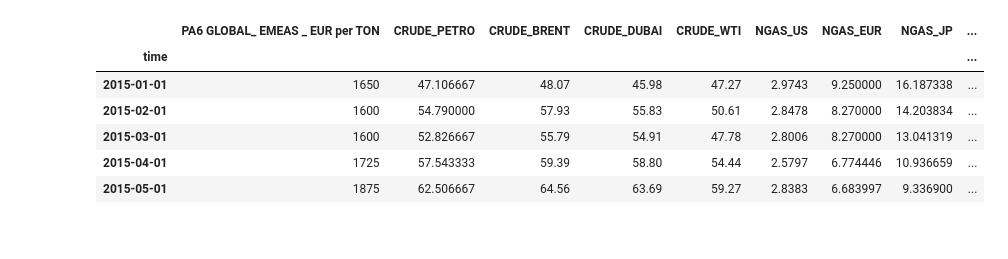
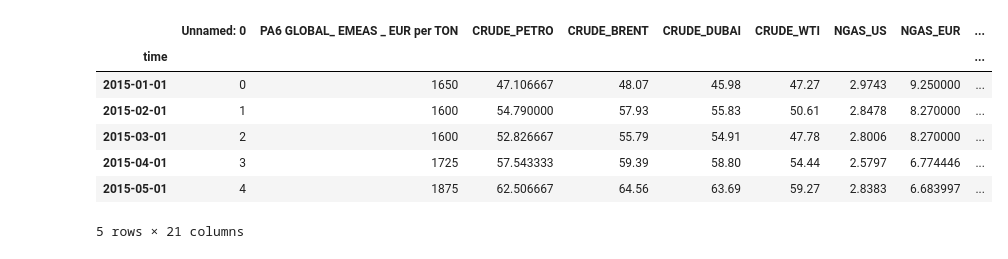
Before and after one commit to mattmrq/SE_project, a Jupyter notebook: matthieu_explo.ipynb, the cells around one changed output. Saved outputs shown, nothing was run; the diff lists cells and outputs as text; code cells hidden in the pictures.

```diff
--- a/matthieu_explo.ipynb
+++ b/matthieu_explo.ipynb
@@ -13,18 +13,19 @@ data = pd.read_csv("data/PA6_cleaned_dataset.csv")
 # %%
 data1 = data.copy()
 data1['time'] = pd.to_datetime(data1['time'])
 data1.set_index('time', inplace=True, drop=True)
 data1.index.freq = 'MS'
-data1.drop()
+#data1.drop()
 data1.head()
 # %% [output]
-|  | PA6 GLOBAL_ EMEAS _ EUR per TON | CRUDE_PETRO | CRUDE_BRENT | CRUDE_DUBAI | CRUDE_WTI | NGAS_US | NGAS_EUR | NGAS_JP | ... |
+|  | Unnamed: 0 | PA6 GLOBAL_ EMEAS _ EUR per TON | CRUDE_PETRO | CRUDE_BRENT | CRUDE_DUBAI | CRUDE_WTI | NGAS_US | NGAS_EUR | ... |
 | time |  |  |  |  |  |  |  |  | ... |
-| 2015-01-01 | 1650 | 47.106667 | 48.07 | 45.98 | 47.27 | 2.9743 | 9.250000 | 16.187338 | ... |
-| 2015-02-01 | 1600 | 54.790000 | 57.93 | 55.83 | 50.61 | 2.8478 | 8.270000 | 14.203834 | ... |
-| 2015-03-01 | 1600 | 52.826667 | 55.79 | 54.91 | 47.78 | 2.8006 | 8.270000 | 13.041319 | ... |
-| 2015-04-01 | 1725 | 57.543333 | 59.39 | 58.80 | 54.44 | 2.5797 | 6.774446 | 10.936659 | ... |
-| 2015-05-01 | 1875 | 62.506667 | 64.56 | 63.69 | 59.27 | 2.8383 | 6.683997 | 9.336900 | ... |
+| 2015-01-01 | 0 | 1650 | 47.106667 | 48.07 | 45.98 | 47.27 | 2.9743 | 9.250000 | ... |
+| 2015-02-01 | 1 | 1600 | 54.790000 | 57.93 | 55.83 | 50.61 | 2.8478 | 8.270000 | ... |
+| 2015-03-01 | 2 | 1600 | 52.826667 | 55.79 | 54.91 | 47.78 | 2.8006 | 8.270000 | ... |
+| 2015-04-01 | 3 | 1725 | 57.543333 | 59.39 | 58.80 | 54.44 | 2.5797 | 6.774446 | ... |
+| 2015-05-01 | 4 | 1875 | 62.506667 | 64.56 | 63.69 | 59.27 | 2.8383 | 6.683997 | ... |
+5 rows × 21 columns
 # %%
 decomposition = seasonal_decompose(data1['PA6 GLOBAL_ EMEAS _ EUR per TON'], model='additive')
 
```
Also changed, not shown: parts of 4 cells of this notebook, 1 other file.
